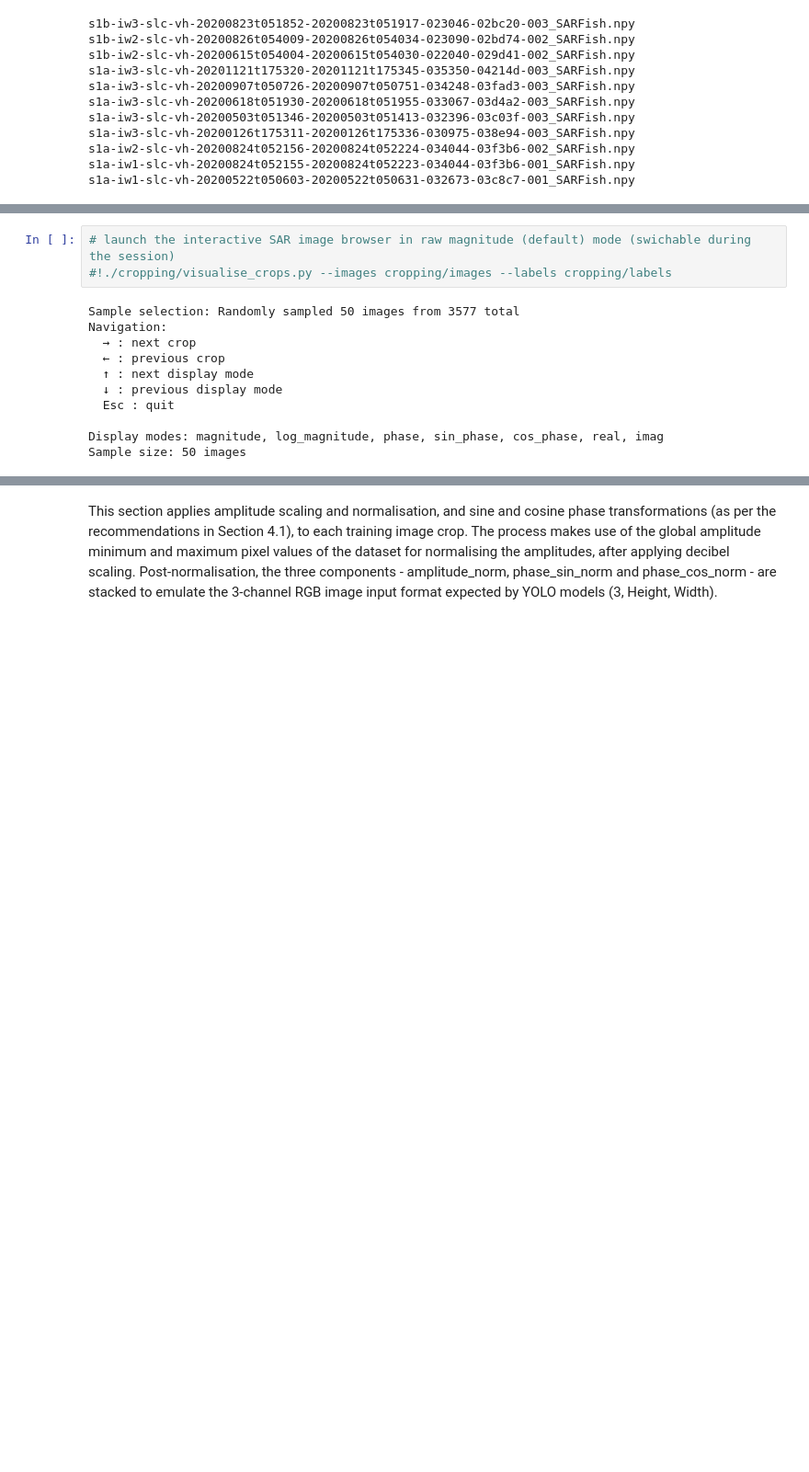
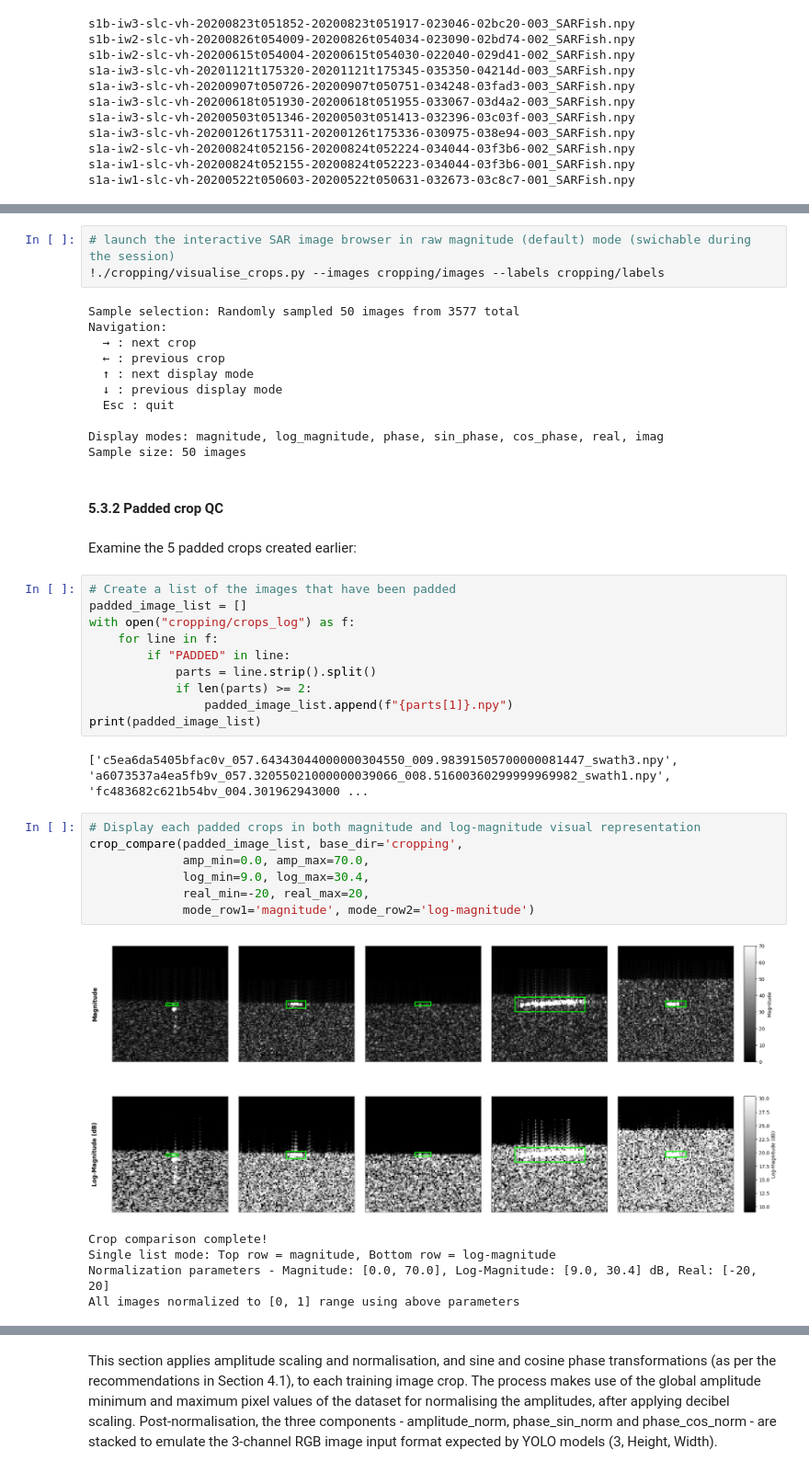
Before and after one commit to pmillitz/SARship-detect, a Jupyter notebook: working/SARFish_Project.ipynb, the cells around one changed output, grey strips where cells are left out. Shown: that part at 92% size. Drawn from its saved outputs; the diff is of its cells as text; blank space fills up the shorter version.

```diff
--- a/working/SARFish_Project.ipynb
+++ b/working/SARFish_Project.ipynb
@@ -641,6 +664,6 @@ An interactive tool to visualise the extracted crops was developed. The tool off
 # %%
 # launch the interactive SAR image browser in raw magnitude (default) mode (swichable during the session)
-#!./cropping/visualise_crops.py --images cropping/images --labels cropping/labels
+!./cropping/visualise_crops.py --images cropping/images --labels cropping/labels
 # %% [output]
 Sample selection: Randomly sampled 50 images from 3577 total
 Navigation:
@@ -652,3 +675,32 @@ Navigation:
 
 Display modes: magnitude, log_magnitude, phase, sin_phase, cos_phase, real, imag
 Sample size: 50 images
+# %% [markdown]
+#### 5.3.2 Padded crop QC
+# %% [markdown]
+Examine the 5 padded crops created earlier:
+# %%
+# Create a list of the images that have been padded
+padded_image_list = []
+with open("cropping/crops_log") as f:
+    for line in f:
+        if "PADDED" in line:
+            parts = line.strip().split()
+            if len(parts) >= 2:
+                padded_image_list.append(f"{parts[1]}.npy")
+print(padded_image_list)
+# %% [output]
+['c5ea6da5405bfac0v_057.64343044000000304550_009.98391505700000081447_swath3.npy', 'a6073537a4ea5fb9v_057.32055021000000039066_008.51600360299999969982_swath1.npy', 'fc483682c621b54bv_004.301962943000 ...
+# %%
+# Display each padded crops in both magnitude and log-magnitude visual representation
+crop_compare(padded_image_list, base_dir='cropping',
+             amp_min=0.0, amp_max=70.0,
+             log_min=9.0, log_max=30.4,
+             real_min=-20, real_max=20,
+             mode_row1='magnitude', mode_row2='log-magnitude')
+# %% [output]
+[figure, added]
+Crop comparison complete!
+Single list mode: Top row = magnitude, Bottom row = log-magnitude
+Normalization parameters - Magnitude: [0.0, 70.0], Log-Magnitude: [9.0, 30.4] dB, Real: [-20, 20]
+All images normalized to [0, 1] range using above parameters
```
Also changed, not shown: parts of 27 cells of this notebook.
